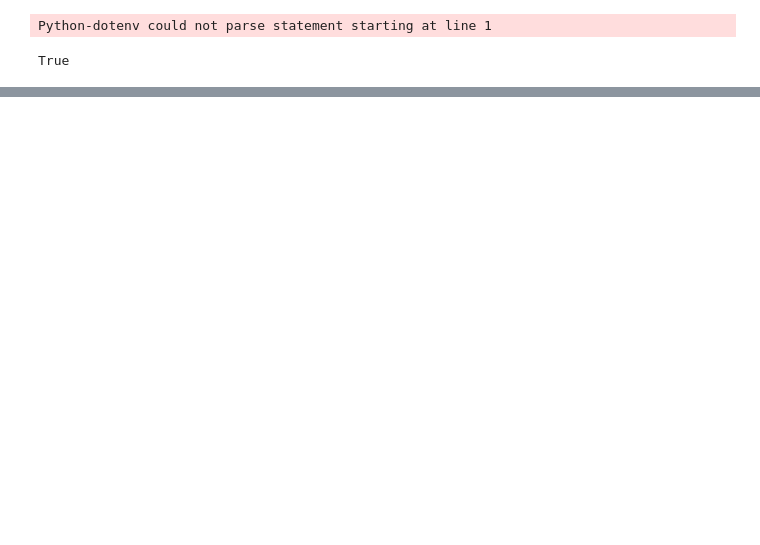
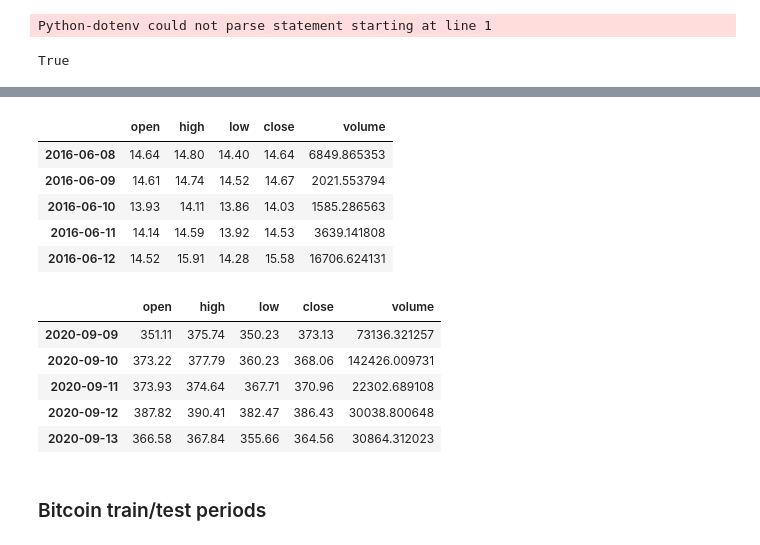
Before and after one commit to baigal17/Project--2-, a Jupyter notebook: Code/Original Data.ipynb, the cells around one changed output, grey strips where cells are left out. Cells and saved outputs as stored; diff of their text form; code cells hidden in the pictures; blank space fills up the shorter version.

```diff
--- a/Code/Original Data.ipynb
+++ b/Code/Original Data.ipynb
@@ -114,0 +128,6 @@ display(btc_data_df.head())
+# %%
+training_startdate = pd.to_datetime("2016-06-08").date()
+training_enddate = pd.to_datetime( "2020-09-08").date()
+
+testing_startdate = pd.to_datetime("2020-09-09").date()
+testing_enddate = pd.to_datetime( "2022-02-08").date()
@@ -114,0 +136,24 @@ display(btc_data_df.head())
+# %%
+#Create Ethereum training and testing period
+
+eth_training_dates = eth_prices_df.loc[training_startdate:testing_enddate]
+
+eth_testing_dates = eth_prices_df.loc[testing_startdate:testing_enddate]
+# %%
+display(eth_training_dates.head())
+display(eth_testing_dates.head())
+# %% [output]
+|  | open | high | low | close | volume |
+| 2016-06-08 | 14.64 | 14.80 | 14.40 | 14.64 | 6849.865353 |
+| 2016-06-09 | 14.61 | 14.74 | 14.52 | 14.67 | 2021.553794 |
+| 2016-06-10 | 13.93 | 14.11 | 13.86 | 14.03 | 1585.286563 |
+| 2016-06-11 | 14.14 | 14.59 | 13.92 | 14.53 | 3639.141808 |
+| 2016-06-12 | 14.52 | 15.91 | 14.28 | 15.58 | 16706.624131 |
+|  | open | high | low | close | volume |
+| 2020-09-09 | 351.11 | 375.74 | 350.23 | 373.13 | 73136.321257 |
+| 2020-09-10 | 373.22 | 377.79 | 360.23 | 368.06 | 142426.009731 |
+| 2020-09-11 | 373.93 | 374.64 | 367.71 | 370.96 | 22302.689108 |
+| 2020-09-12 | 387.82 | 390.41 | 382.47 | 386.43 | 30038.800648 |
+| 2020-09-13 | 366.58 | 367.84 | 355.66 | 364.56 | 30864.312023 |
+# %% [markdown]
+### Bitcoin train/test periods
```
Also changed, not shown: parts of 26 cells of this notebook.
